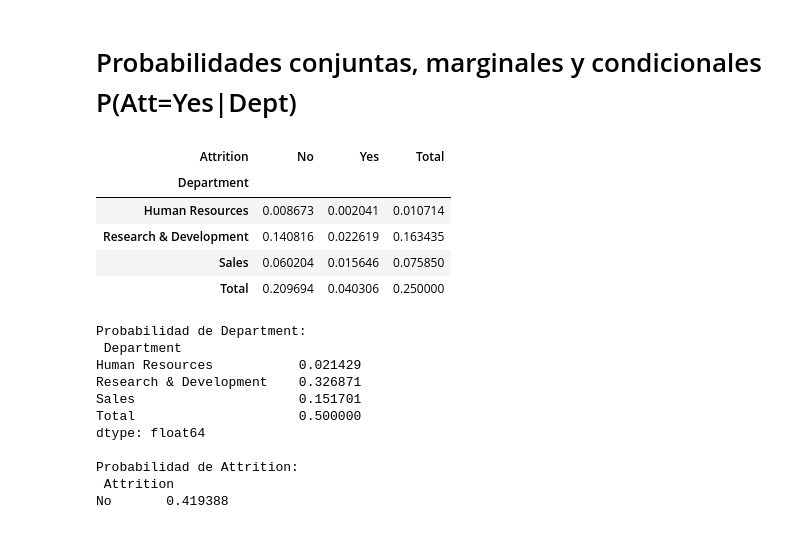
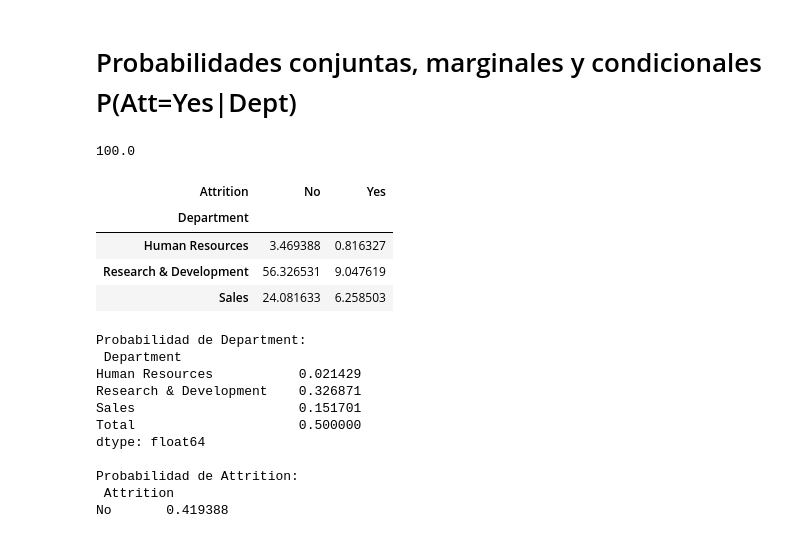
Before and after one commit to Lysjoma/EstadisticaMaestria2, a Jupyter notebook: Taller2/Taller.ipynb, the cells around one changed output. Saved outputs shown, nothing was run; the diff lists cells and outputs as text; code cells hidden in the pictures.

Commit message:
Se termina la tarea 3 y se corrige el punto a, y b, quitando el total de la tabla de contingencia

```diff
--- a/Taller2/Taller.ipynb
+++ b/Taller2/Taller.ipynb
@@ -210,16 +210,19 @@ plt.title("Tabla de contingencia Department vs Attrition");
 # %% [markdown]
 # Probabilidades conjuntas, marginales y condicionales P(Att=Yes|Dept)
 # %%
+tabla_d_a_sin_total = pd.crosstab(df_empleados["Department"], df_empleados["Attrition"])
 # Se crea la tabla de probabilidades conjuntas entre Department y Attrition.
-TablaProbConjunta_D_A = tabla_d_a/tabla_d_a.values.sum()
+TablaProbConjunta_D_A = (tabla_d_a_sin_total/tabla_d_a_sin_total.values.sum())*100
+suma_prob_conjunta_D_A = TablaProbConjunta_D_A.values.sum()
+print(suma_prob_conjunta_D_A)
 TablaProbConjunta_D_A
 # %% [output]
+100.0
-| Attrition | No | Yes | Total |
-| Department |  |  |  |
-| Human Resources | 0.008673 | 0.002041 | 0.010714 |
-| Research & Development | 0.140816 | 0.022619 | 0.163435 |
-| Sales | 0.060204 | 0.015646 | 0.075850 |
-| Total | 0.209694 | 0.040306 | 0.250000 |
+| Attrition | No | Yes |
+| Department |  |  |
+| Human Resources | 3.469388 | 0.816327 |
+| Research & Development | 56.326531 | 9.047619 |
+| Sales | 24.081633 | 6.258503 |
 # %%
 # Se calcula la suma total de la tabla de contingencia.
 total_tabla_D_A = tabla_d_a.values.sum()
```
Also changed, not shown: parts of 3 cells of this notebook.
